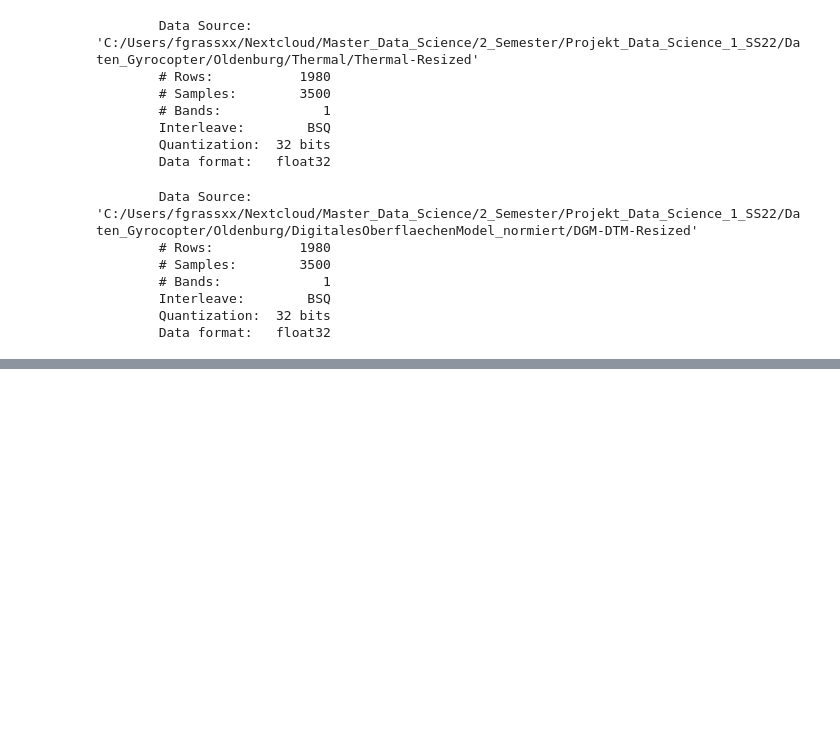
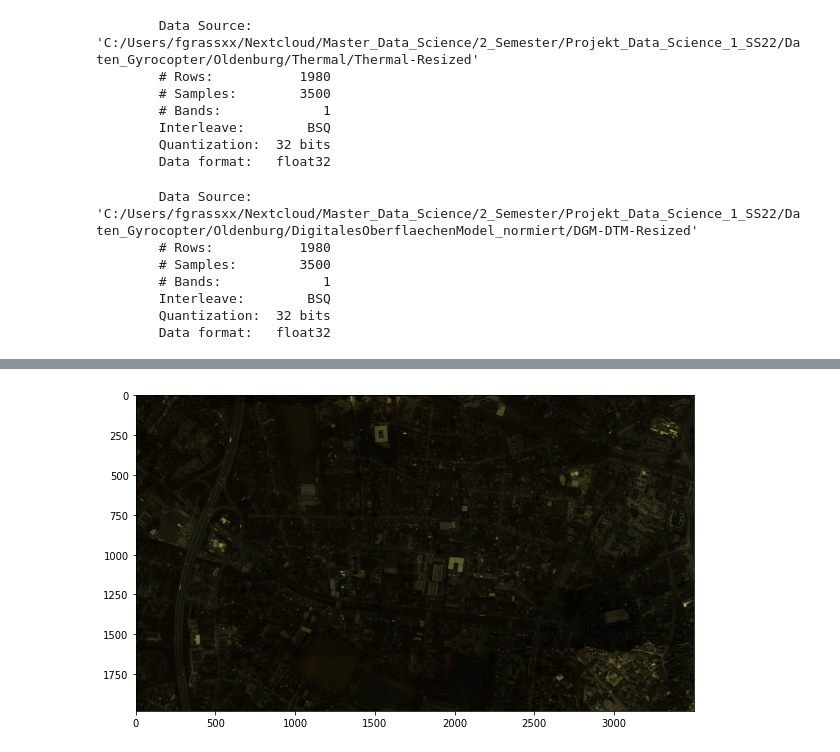
Before and after one commit to Tes-star/Remote_Sensing_Gyrocopter, a Jupyter notebook: Kombination_Daten/Combine_Data.ipynb, the cells around one changed output, grey strips where cells are left out. Drawn from its saved outputs; the diff is of its cells as text; code cells hidden in the pictures; blank space fills up the shorter version.

```diff
--- a/Kombination_Daten/Combine_Data.ipynb
+++ b/Kombination_Daten/Combine_Data.ipynb
@@ -115,0 +185,4 @@ view = imshow(t[:,:,108], figsize=(30,50))
+# %%
+view = imshow(arr_new, bands=(27,21,4), figsize=(10,10))
+# %% [output]
+[figure, added]
```
Also changed, not shown: parts of 17 cells of this notebook, 2 other files.
